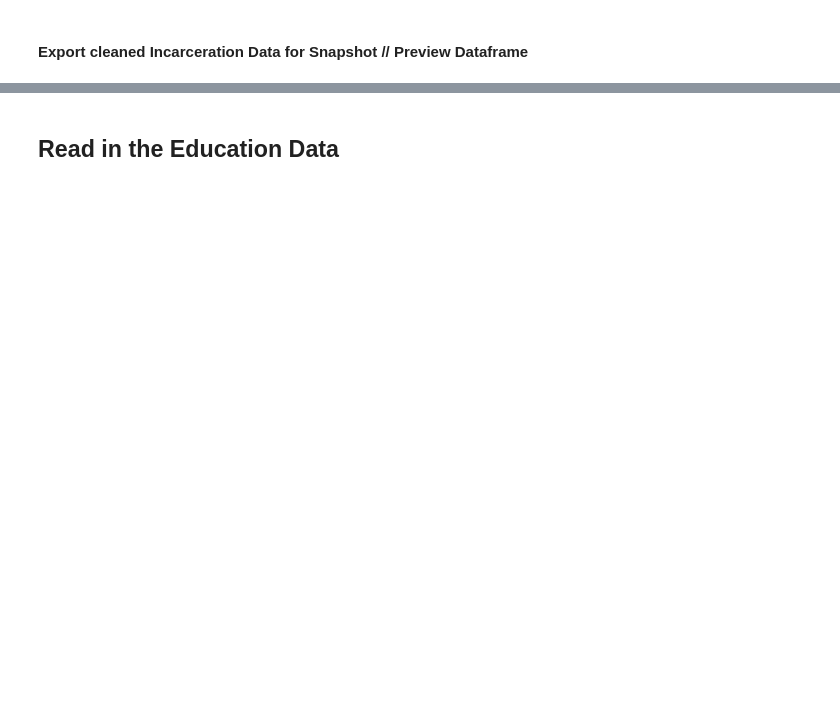
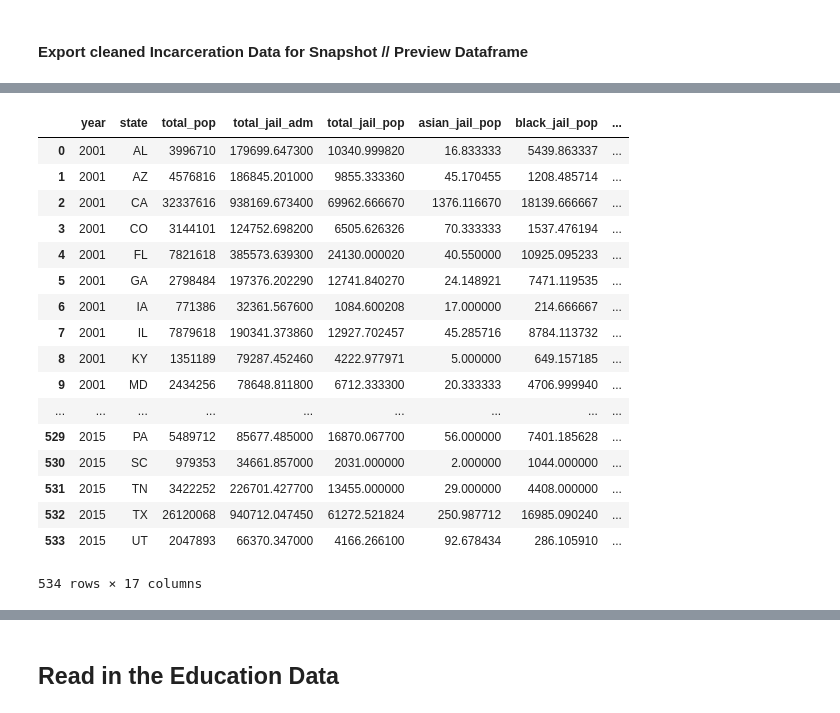
Before and after one commit to katelynburke/educationvsincarceration, a Jupyter notebook: Analytics/Analytics_Incarceration_Education.ipynb, the cells around one changed output, grey strips where cells are left out. Drawn from its saved outputs; the diff is of its cells as text; code cells hidden in the pictures; blank space fills up the shorter version.

```diff
--- a/Analytics/Analytics_Incarceration_Education.ipynb
+++ b/Analytics/Analytics_Incarceration_Education.ipynb
@@ -10,6 +10,7 @@ from sqlalchemy import create_engine
 crime = pd.read_csv('../Data/incarceration_data/ucr_by_state.csv')
 prisoners_in_custody = pd.read_csv('../Data/incarceration_data/prison_custody_by_state.csv')
 incarceration = pd.read_csv('../Data/incarceration_data/crime_and_incarceration_by_state.csv')
+vera_incarceration_trends = pd.read_csv('../Data/incarceration_data/incarceration_trends.csv')
 # %% [markdown]
 #### Preview Incarceration CSVs
 # %%
@@ -183,0 +235,38 @@ incarceration_report
+# %%
+vera_incarceration_trends_trim = vera_incarceration_trends.drop(columns=[
+'yfips','fips', 'county_name', 'total_pop_15to64', 'female_pop_15to64', 'male_pop_15to64',
+'asian_pop_15to64', 'black_pop_15to64', 'latino_pop_15to64', 'native_pop_15to64', 'other_pop_15to64',
+'division', 'jail_from_state_prison', 'jail_from_other_state_prison', 'jail_from_state_jail',
+'total_jail_pretrial', 'female_jail_pretrial', 'male_jail_pretrial', 'female_jail_pop', 'male_jail_pop',
+'jail_from_other_state_jail', 'jail_from_fed','jail_from_ice', 'urbanicity', 'commuting_zone','female_prison_pop', 'male_prison_pop',
+'metro_area', 'land_area', 'total_jail_adm_dcrp', 'female_jail_adm_dcrp', 'male_jail_adm_dcrp', 'total_jail_pop_dcrp', 'female_jail_pop_dcrp', 'male_jail_pop_dcrp',
+'white_pop_15to64', 'total_prison_adm', 'female_prison_adm', 'male_prison_adm', 'asian_prison_adm', 'black_prison_adm',
+'latino_prison_adm', 'native_prison_adm', 'other_prison_adm', 'white_prison_adm', 'index_crime', 'violent_crime',
+'property_crime', 'murder_crime', 'rape_crime', 'robbery_crime', 'agr_assault_crime', 'burglary_crime', 'larceny_crime',
+'mv_theft_crime', 'arson_crime', 'num_facilites', 'num_employees', 'confined_pop', 'capacity', 'ucr_population',
+                                    ])
+
+vera_incarceration_trends_df = vera_incarceration_trends_trim.loc[vera_incarceration_trends_trim['year'] > 2000 ]
+vit_drop = vera_incarceration_trends_df.dropna()
+vit_group = vit_drop.groupby(by=['year','state']).sum()
+vera_incarceration = vit_group.reset_index()
+vera_incarceration
+# %% [output]
+|  | year | state | total_pop | total_jail_adm | total_jail_pop | asian_jail_pop | black_jail_pop | ... |
+| 0 | 2001 | AL | 3996710 | 179699.647300 | 10340.999820 | 16.833333 | 5439.863337 | ... |
+| 1 | 2001 | AZ | 4576816 | 186845.201000 | 9855.333360 | 45.170455 | 1208.485714 | ... |
+| 2 | 2001 | CA | 32337616 | 938169.673400 | 69962.666670 | 1376.116670 | 18139.666667 | ... |
+| 3 | 2001 | CO | 3144101 | 124752.698200 | 6505.626326 | 70.333333 | 1537.476194 | ... |
+| 4 | 2001 | FL | 7821618 | 385573.639300 | 24130.000020 | 40.550000 | 10925.095233 | ... |
+| 5 | 2001 | GA | 2798484 | 197376.202290 | 12741.840270 | 24.148921 | 7471.119535 | ... |
+| 6 | 2001 | IA | 771386 | 32361.567600 | 1084.600208 | 17.000000 | 214.666667 | ... |
+| 7 | 2001 | IL | 7879618 | 190341.373860 | 12927.702457 | 45.285716 | 8784.113732 | ... |
+| 8 | 2001 | KY | 1351189 | 79287.452460 | 4222.977971 | 5.000000 | 649.157185 | ... |
+| 9 | 2001 | MD | 2434256 | 78648.811800 | 6712.333300 | 20.333333 | 4706.999940 | ... |
+| ... | ... | ... | ... | ... | ... | ... | ... | ... |
+| 529 | 2015 | PA | 5489712 | 85677.485000 | 16870.067700 | 56.000000 | 7401.185628 | ... |
+| 530 | 2015 | SC | 979353 | 34661.857000 | 2031.000000 | 2.000000 | 1044.000000 | ... |
+| 531 | 2015 | TN | 3422252 | 226701.427700 | 13455.000000 | 29.000000 | 4408.000000 | ... |
+| 532 | 2015 | TX | 26120068 | 940712.047450 | 61272.521824 | 250.987712 | 16985.090240 | ... |
+| 533 | 2015 | UT | 2047893 | 66370.347000 | 4166.266100 | 92.678434 | 286.105910 | ... |
+534 rows × 17 columns
```
Also changed, not shown: parts of 29 cells of this notebook, 5 other files.
